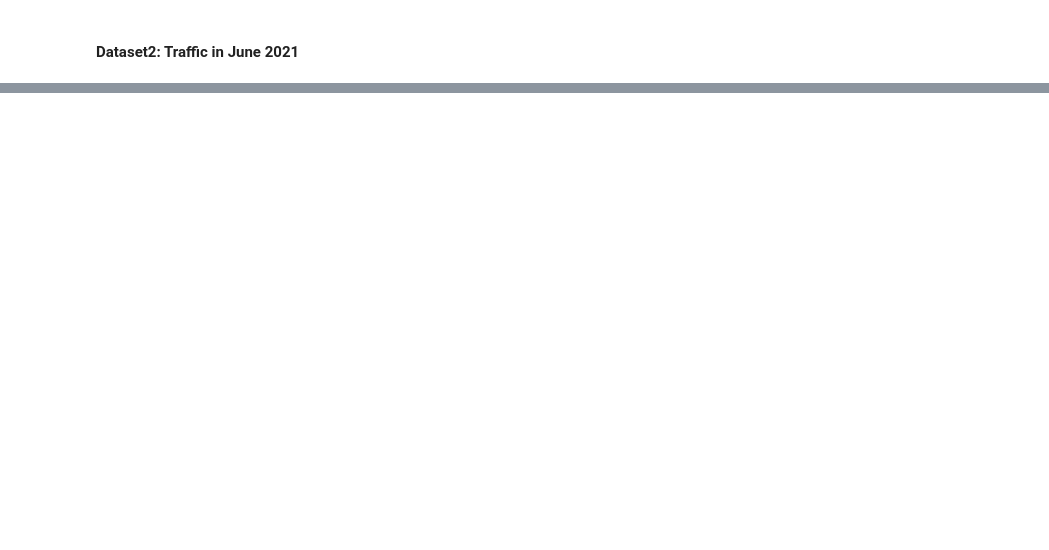
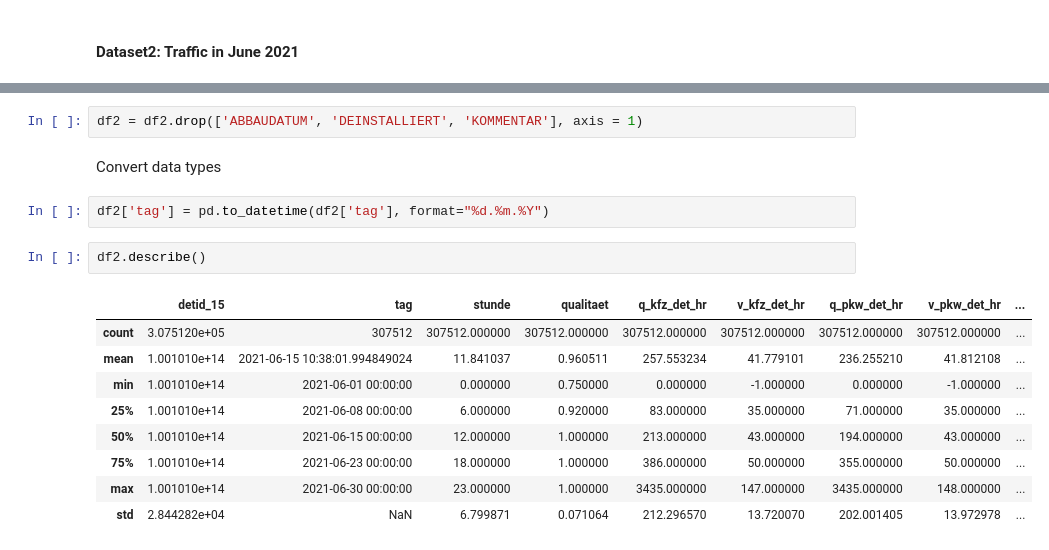
Before and after one commit to helenakohl/2023-amse-template, a Jupyter notebook: exploration.ipynb, the cells around one changed output, grey strips where cells are left out. Drawn from its saved outputs; the diff is of its cells as text; blank space fills up the shorter version.

```diff
--- a/exploration.ipynb
+++ b/exploration.ipynb
@@ -111,0 +182,18 @@ plt.show()
+# %%
+df2 = df2.drop(['ABBAUDATUM', 'DEINSTALLIERT', 'KOMMENTAR'], axis = 1)
+# %% [markdown]
+Convert data types
+# %%
+df2['tag'] = pd.to_datetime(df2['tag'], format="%d.%m.%Y")
+# %%
+df2.describe()
+# %% [output]
+|  | detid_15 | tag | stunde | qualitaet | q_kfz_det_hr | v_kfz_det_hr | q_pkw_det_hr | v_pkw_det_hr | ... |
+| count | 3.075120e+05 | 307512 | 307512.000000 | 307512.000000 | 307512.000000 | 307512.000000 | 307512.000000 | 307512.000000 | ... |
+| mean | 1.001010e+14 | 2021-06-15 10:38:01.994849024 | 11.841037 | 0.960511 | 257.553234 | 41.779101 | 236.255210 | 41.812108 | ... |
+| min | 1.001010e+14 | 2021-06-01 00:00:00 | 0.000000 | 0.750000 | 0.000000 | -1.000000 | 0.000000 | -1.000000 | ... |
+| 25% | 1.001010e+14 | 2021-06-08 00:00:00 | 6.000000 | 0.920000 | 83.000000 | 35.000000 | 71.000000 | 35.000000 | ... |
+| 50% | 1.001010e+14 | 2021-06-15 00:00:00 | 12.000000 | 1.000000 | 213.000000 | 43.000000 | 194.000000 | 43.000000 | ... |
+| 75% | 1.001010e+14 | 2021-06-23 00:00:00 | 18.000000 | 1.000000 | 386.000000 | 50.000000 | 355.000000 | 50.000000 | ... |
+| max | 1.001010e+14 | 2021-06-30 00:00:00 | 23.000000 | 1.000000 | 3435.000000 | 147.000000 | 3435.000000 | 148.000000 | ... |
+| std | 2.844282e+04 | NaN | 6.799871 | 0.071064 | 212.296570 | 13.720070 | 202.001405 | 13.972978 | ... |
```
Also changed, not shown: parts of 15 cells of this notebook, 4 other files.
